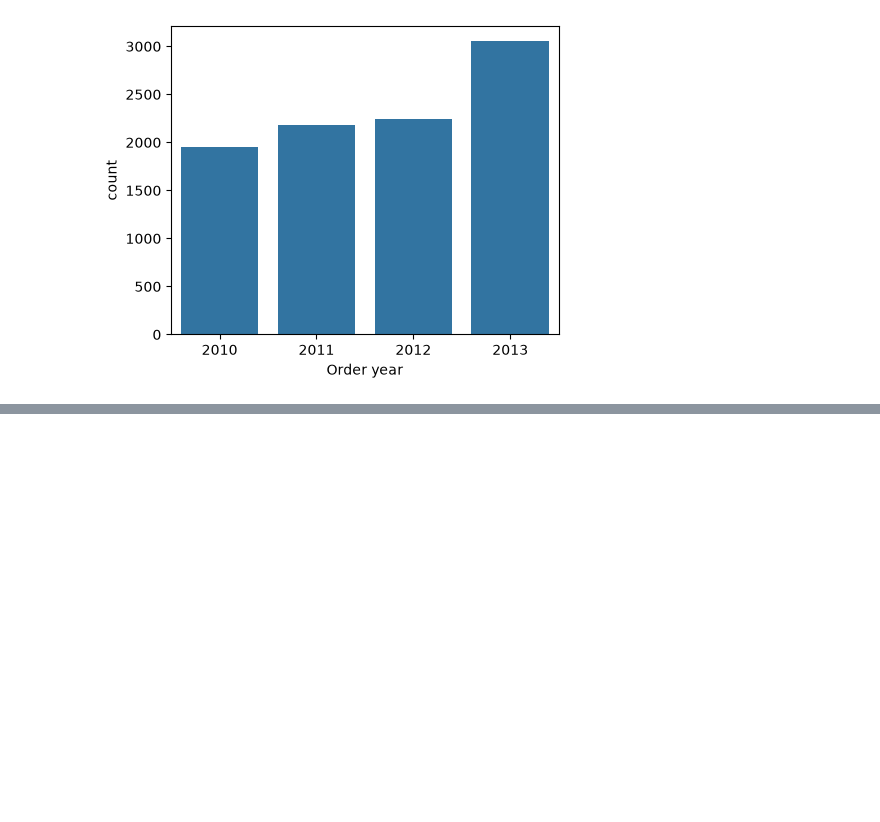
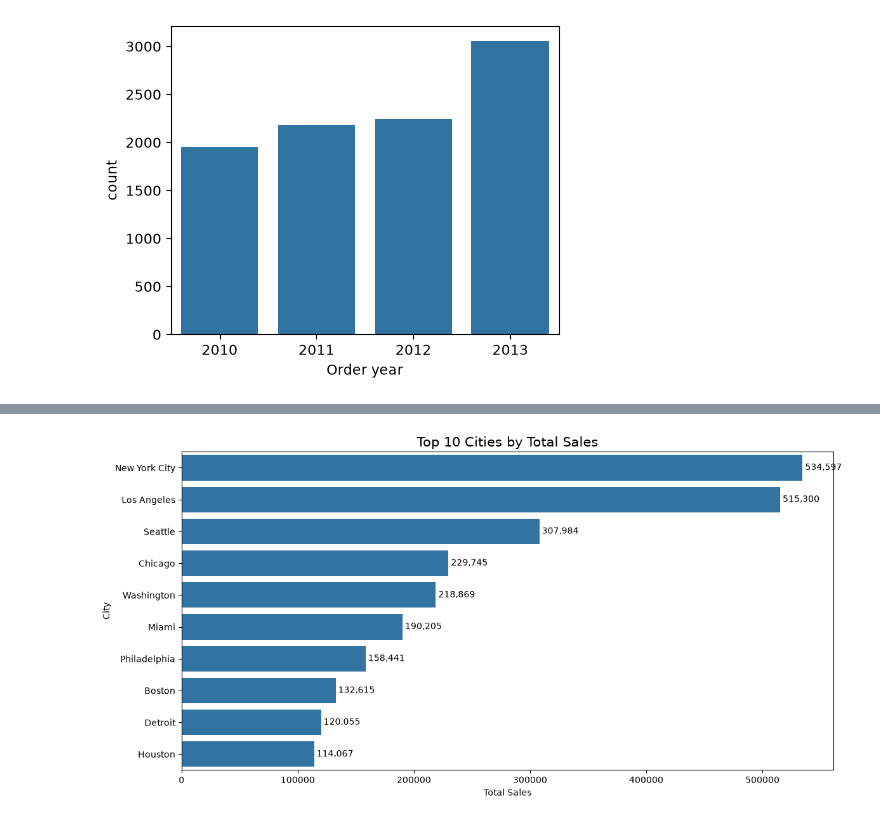
Before and after one commit to somkhushi2013-hub/Commerce-Sales-Data-Analysis, a Jupyter notebook: Commerce Sales Analysis .ipynb, the cells around one changed output, grey strips where cells are left out. Saved outputs shown, nothing was run; the diff lists cells and outputs as text; code cells hidden in the pictures; blank space fills up the shorter version.

```diff
--- a/Commerce Sales Analysis .ipynb
+++ b/Commerce Sales Analysis .ipynb
@@ -490,0 +567,5 @@ plt.show()
+# %%
+# Calculate total sales by City
+city_sales = dataset.groupby('City')['Sales'].sum().sort_values(ascending=False)
+
+print(city_sales.head(10))
@@ -490,0 +585,27 @@ plt.show()
+# %%
+import matplotlib.pyplot as plt
+import seaborn as sns
+
+# Get top 10 cities
+top_10_cities = city_sales.head(10)
+
+# Create bar chart
+plt.figure(figsize=(12, 6))
+
+sns.barplot(
+    x=top_10_cities.values,
+    y=top_10_cities.index
+)
+
+plt.title('Top 10 Cities by Total Sales', fontsize=15)
+plt.xlabel('Total Sales')
+plt.ylabel('City')
+
+# Display sales values
+for i, value in enumerate(top_10_cities.values):
+    plt.text(value, i, f' {value:,.0f}', va='center')
+
+plt.tight_layout()
+plt.show()
+# %% [output]
+[figure, added]
```
Also changed, not shown: parts of 19 cells of this notebook.
